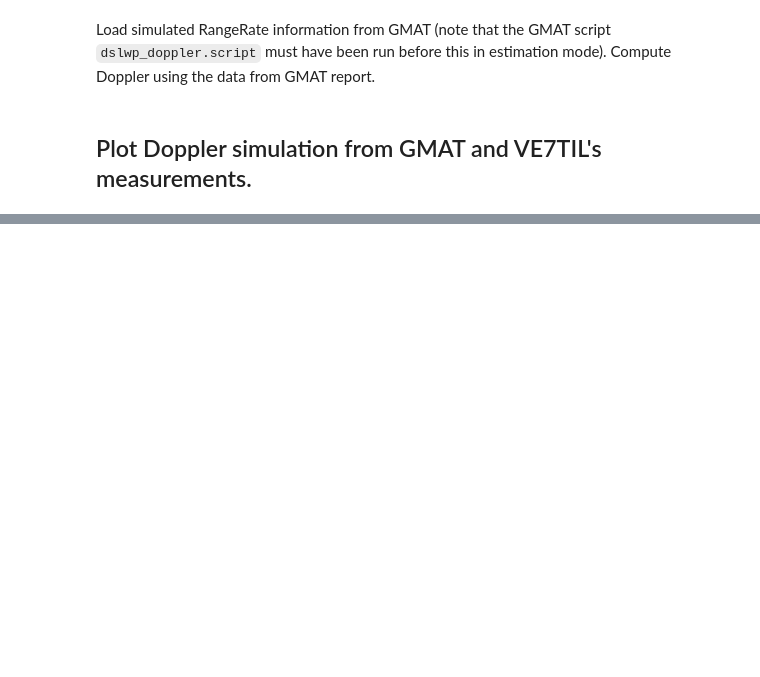
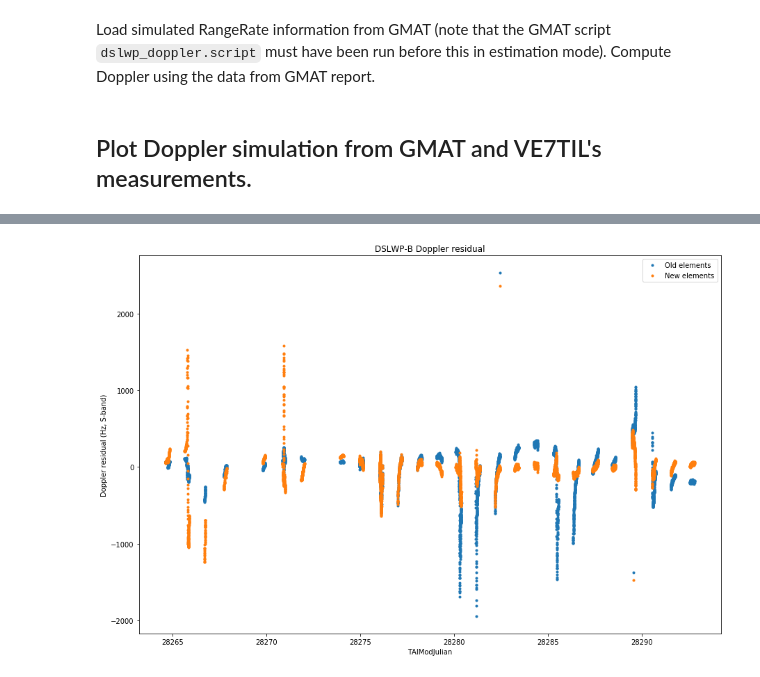
Before and after one commit to daniestevez/jupyter_notebooks, a Jupyter notebook: dslwp/DSLWP-B Doppler analysis.ipynb, the cells around one changed output, grey strips where cells are left out. Saved outputs shown, nothing was run; the diff lists cells and outputs as text; code cells hidden in the pictures; blank space fills up the shorter version.

```diff
--- a/dslwp/DSLWP-B Doppler analysis.ipynb
+++ b/dslwp/DSLWP-B Doppler analysis.ipynb
@@ -83 +119,12 @@ luna_rangerate = np.sum(report[:,luna_v:luna_v+3] * report[:,luna_x:luna_x+3], a
+# %%
+plt.figure(figsize = [15,10], facecolor='w')
+t = doppler[~exclude,0]
+plt.plot(t, doppler[~exclude,1]-freq+f_shift - np.interp(t, report[:, tai], -old_rangerate*1e3*freq/c) ,'.')
+plt.plot(t, doppler[~exclude,1]-freq+f_shift - np.interp(t, report[:, tai], -dslwp_rangerate*1e3*freq/c) ,'.')
+plt.title('DSLWP-B Doppler residual')
+plt.xlabel('TAIModJulian')
+plt.ylabel('Doppler residual (Hz, S-band)')
+plt.legend(['Old elements', 'New elements']);
+# %% [output]
+[figure, added]
 # %%
```
Also changed, not shown: parts of 7 cells of this notebook, 2 other files.
